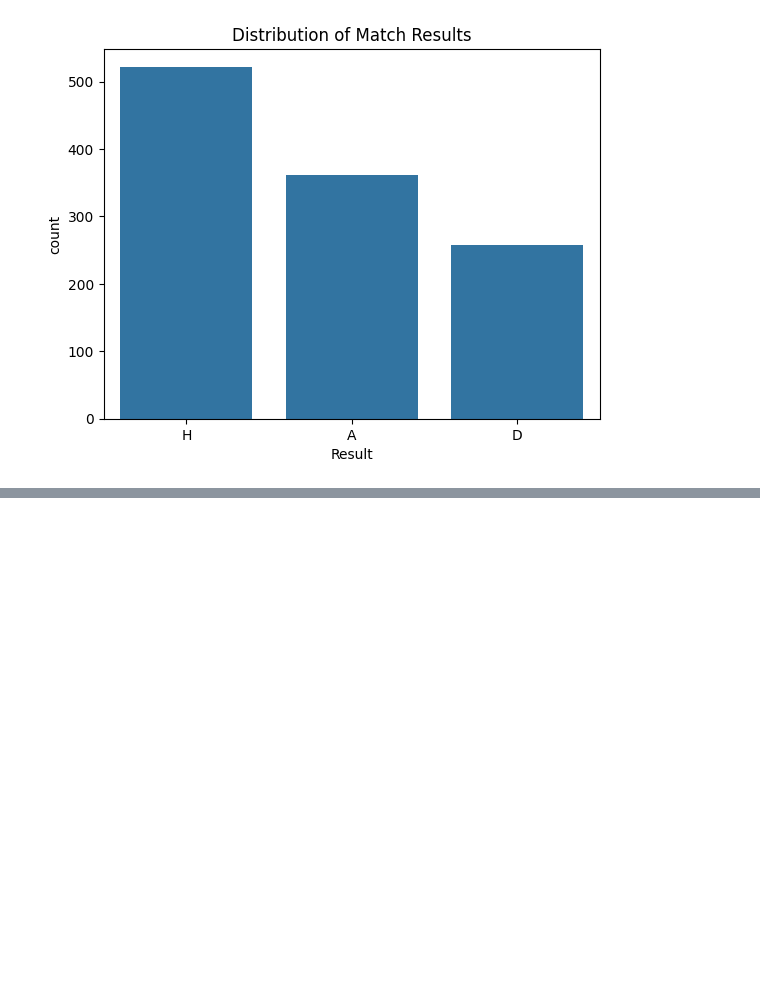
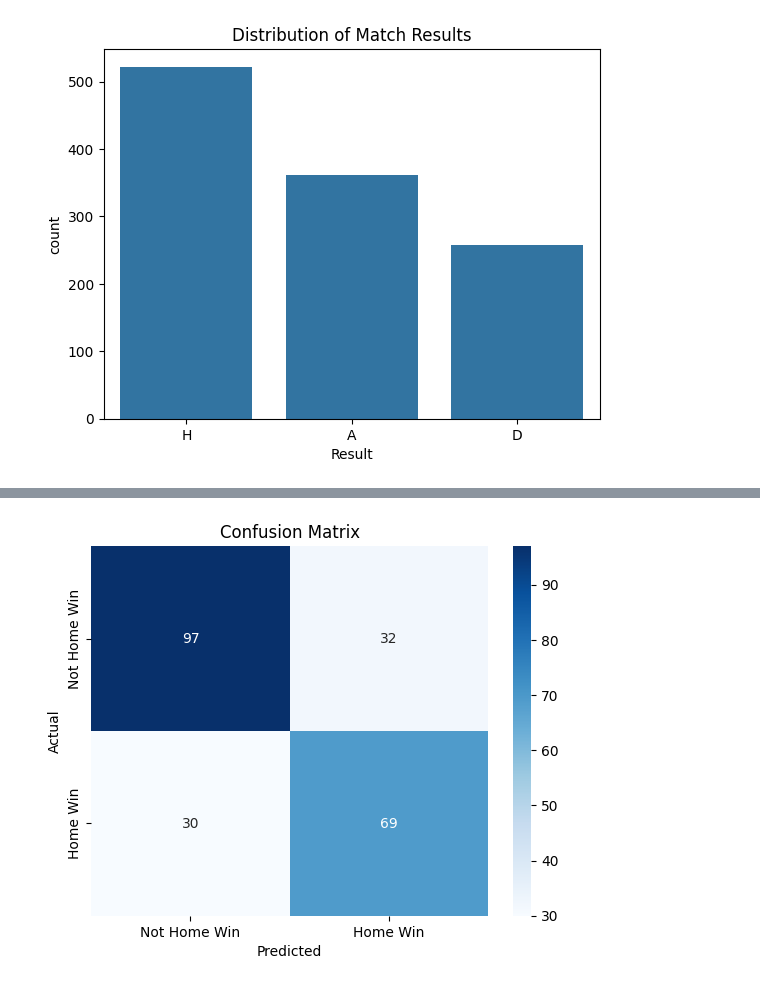
Before and after one commit to alemoscardo/ml-football-predictions, a Jupyter notebook: notebooks/01_data_exploration.ipynb, the cells around one changed output, grey strips where cells are left out. Cells and saved outputs as stored; diff of their text form; code cells hidden in the pictures; blank space fills up the shorter version.

```diff
--- a/notebooks/01_data_exploration.ipynb
+++ b/notebooks/01_data_exploration.ipynb
@@ -71,0 +73,15 @@ KeyError: 'Result'
+# %%
+# Feature columns
+features = [
+    'HomeShots', 'AwayShots',
+    'HomeShotsTarget', 'AwayShotsTarget',
+    'HomeCorners', 'AwayCorners',
+    'HomeFouls', 'AwayFouls',
+    'HomeYellows', 'AwayYellows',
+    'HomeReds', 'AwayReds'
+]
+
+matches_model = matches.dropna(subset=features + ['HomeWin'])
+
+X = matches_model[features]
+y = matches_model['HomeWin']
@@ -71,0 +94,7 @@ KeyError: 'Result'
+# %%
+X_train, X_test, y_train, y_test = train_test_split(
+    X, y, test_size=0.2, random_state=42
+)
+# %%
+model = LogisticRegression(max_iter=1000)
+model.fit(X_train, y_train)
@@ -71,0 +103,8 @@ KeyError: 'Result'
+# %%
+y_pred = model.predict(X_test)
+
+# Accuracy
+print("Accuracy:", accuracy_score(y_test, y_pred))
+
+# Full classification report
+print(classification_report(y_test, y_pred))
@@ -71,0 +121,9 @@ KeyError: 'Result'
+# %%
+cm = confusion_matrix(y_test, y_pred)
+sns.heatmap(cm, annot=True, fmt='d', cmap='Blues', xticklabels=['Not Home Win', 'Home Win'], yticklabels=['Not Home Win', 'Home Win'])
+plt.xlabel("Predicted")
+plt.ylabel("Actual")
+plt.title("Confusion Matrix")
+plt.show()
+# %% [output]
+[figure, added]
```
Also changed, not shown: parts of 4 cells of this notebook.
